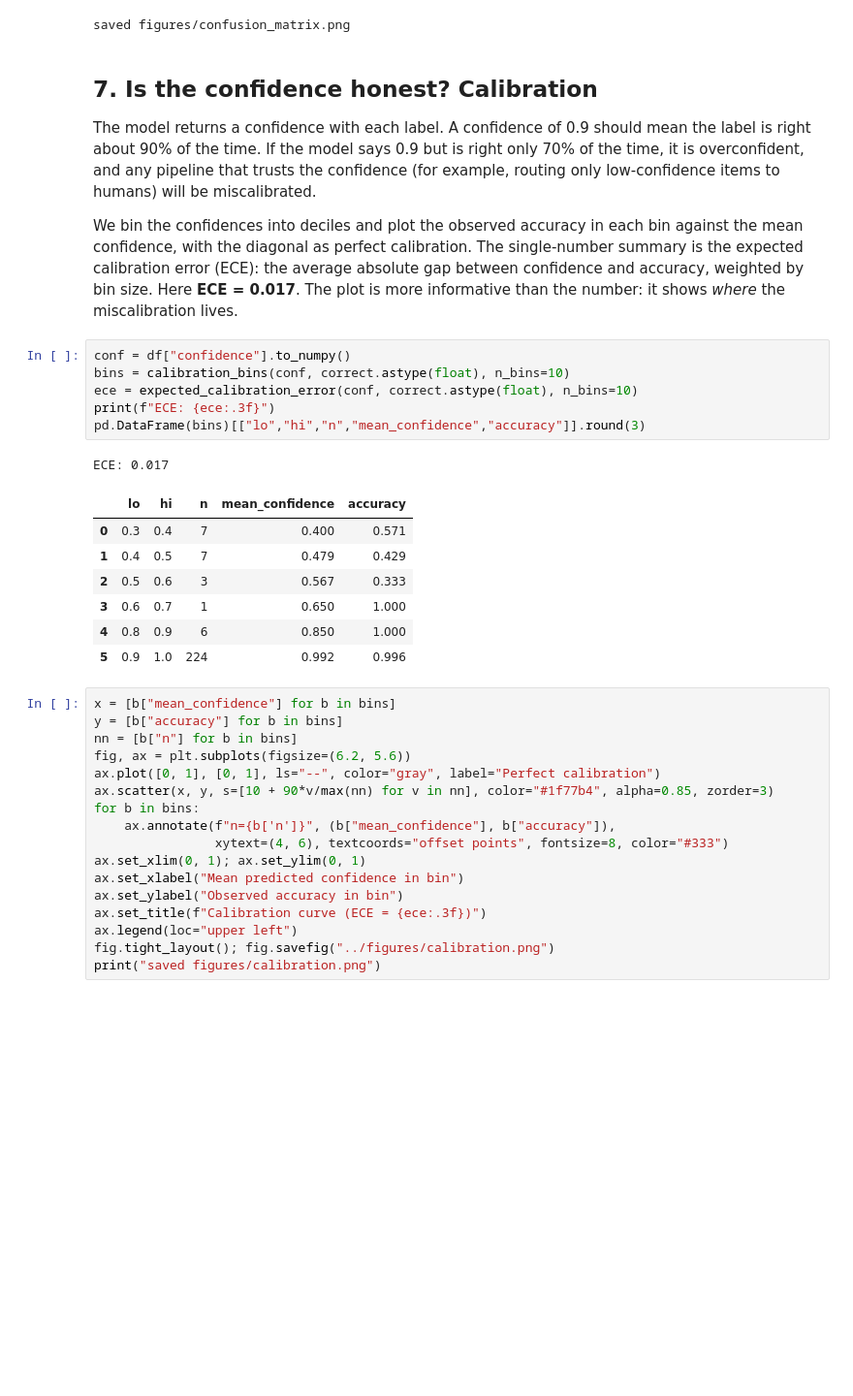
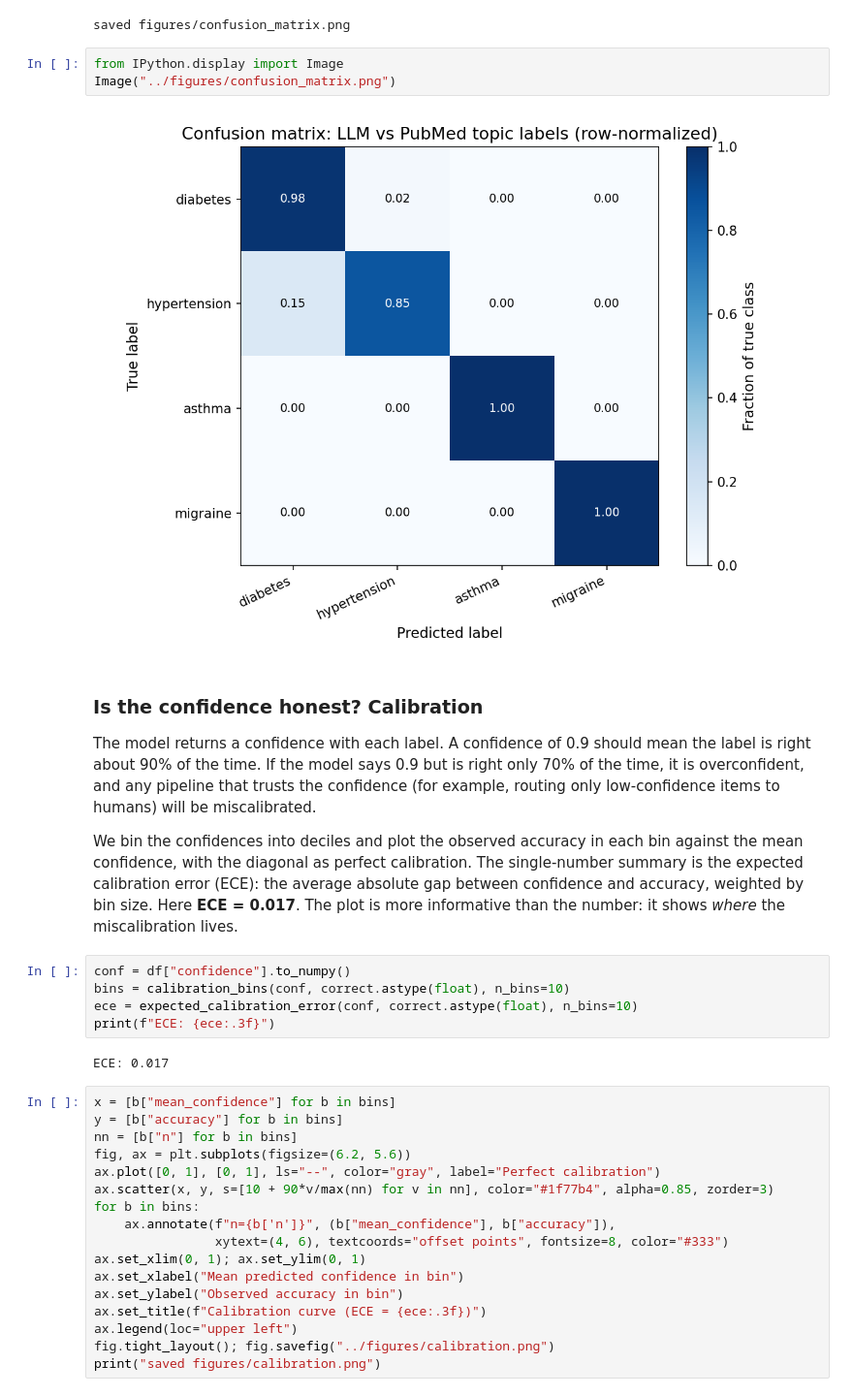
Before and after one commit to nepalanurag/llm-annotator-reliability, a Jupyter notebook: notebooks/analysis.ipynb, the cells around one changed output. Shown at 97% size. Drawn from its saved outputs; the diff is of its cells as text; blank space fills up the shorter version.

```diff
--- a/notebooks/analysis.ipynb
+++ b/notebooks/analysis.ipynb
@@ -196,8 +201,13 @@ fig.tight_layout(); fig.savefig("../figures/confusion_matrix.png")
 print("saved figures/confusion_matrix.png")
 # %% [output]
 saved figures/confusion_matrix.png
+# %%
+from IPython.display import Image
+Image("../figures/confusion_matrix.png")
+# %% [output]
+[figure, added]
 # %% [markdown]
-## 7. Is the confidence honest? Calibration
+### Is the confidence honest? Calibration
 
 The model returns a confidence with each label. A confidence of 0.9 should
 mean the label is right about 90% of the time. If the model says 0.9 but is
@@ -216,16 +226,8 @@ conf = df["confidence"].to_numpy()
 bins = calibration_bins(conf, correct.astype(float), n_bins=10)
 ece = expected_calibration_error(conf, correct.astype(float), n_bins=10)
 print(f"ECE: {ece:.3f}")
-pd.DataFrame(bins)[["lo","hi","n","mean_confidence","accuracy"]].round(3)
 # %% [output]
 ECE: 0.017
-|  | lo | hi | n | mean_confidence | accuracy |
-| 0 | 0.3 | 0.4 | 7 | 0.400 | 0.571 |
-| 1 | 0.4 | 0.5 | 7 | 0.479 | 0.429 |
-| 2 | 0.5 | 0.6 | 3 | 0.567 | 0.333 |
-| 3 | 0.6 | 0.7 | 1 | 0.650 | 1.000 |
-| 4 | 0.8 | 0.9 | 6 | 0.850 | 1.000 |
-| 5 | 0.9 | 1.0 | 224 | 0.992 | 0.996 |
 # %%
 x = [b["mean_confidence"] for b in bins]
 y = [b["accuracy"] for b in bins]
```
Also changed, not shown: parts of 16 cells of this notebook.
